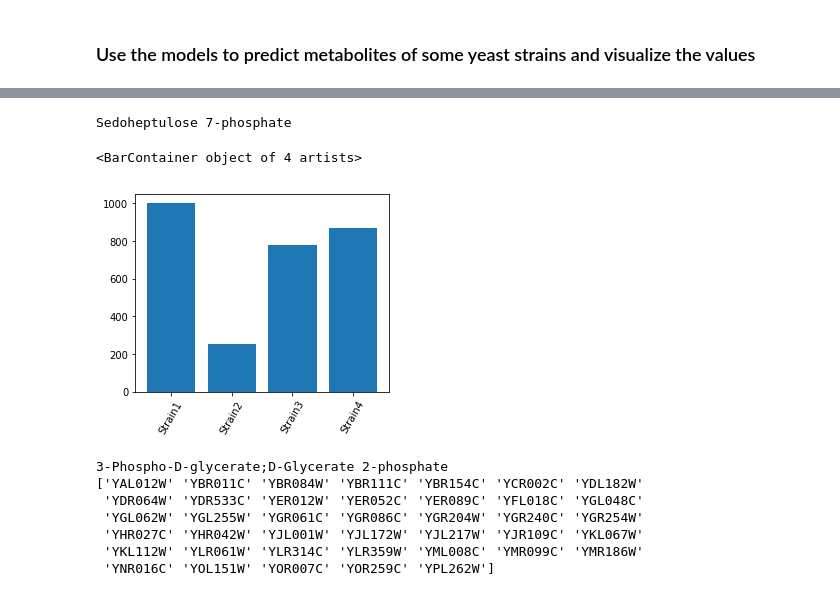
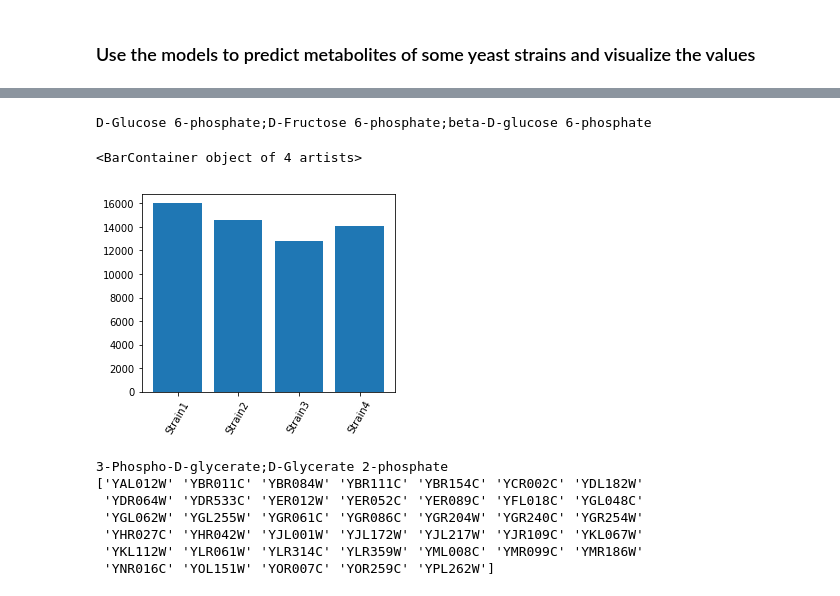
Before and after one commit to MHugo17/metabolomic_proteomic_yeast, a Jupyter notebook: Notebooks/3 - USE THIS NOTEBOOK TO APPLY THE MODELS ON YOUR DATA .ipynb, the cells around one changed output, grey strips where cells are left out. Drawn from its saved outputs; the diff is of its cells as text; code cells hidden in the pictures.

Commit message:
notebooks example
D-Glucose 6-phosphate

```diff
--- a/Notebooks/3 - USE THIS NOTEBOOK TO APPLY THE MODELS ON YOUR DATA .ipynb
+++ b/Notebooks/3 - USE THIS NOTEBOOK TO APPLY THE MODELS ON YOUR DATA .ipynb
@@ -43,19 +43,19 @@ Glycolysis and PPP!
 | Strain3 | 229.970015 | 10102.414271 | 9542.022193 | 13558.272378 | 12804.115305 | ... |
 | Strain4 | 288.052883 | 9945.466093 | 11002.946595 | 14031.284969 | 14052.313891 | ... |
 # %%
-position = 10   #from 0 to 11
+position = 4   #from 0 to 11
 
 fig = plt.figure(figsize=(10,8))
 plt.title(print(example_predictions.columns.get_values()[position]))
 
 sub1 = plt.subplot(2,2,1)
 
 plt.xticks(fontsize = 10, rotation=60)
 plt.bar(example_predictions.index.get_values(), example_predictions.iloc[:,position])
 # %% [output]
-Sedoheptulose 7-phosphate
+D-Glucose 6-phosphate;D-Fructose 6-phosphate;beta-D-glucose 6-phosphate
 <BarContainer object of 4 artists>
-[figure, old version]
+[figure, new version]
 # %%
 #for those interested: check the FEATURES used to predict a metabolite:
 
```
Also changed, not shown: 1 other file.
